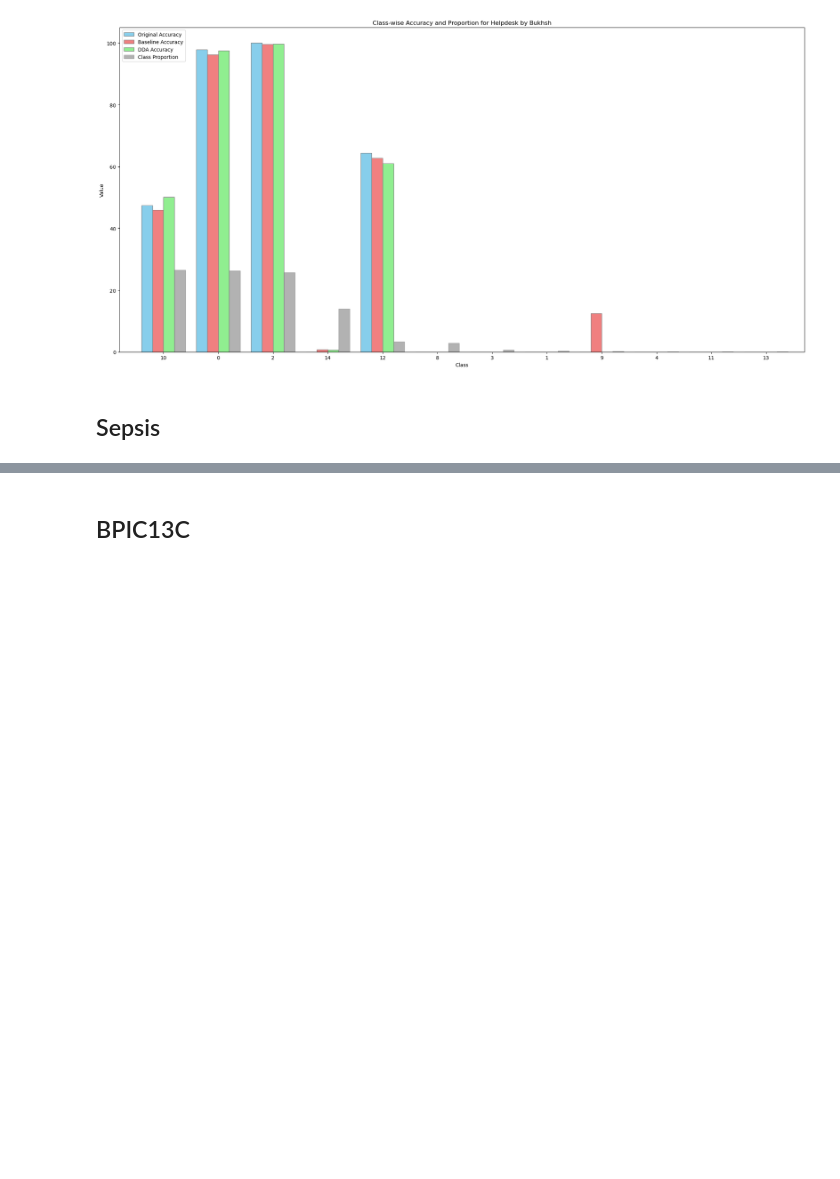
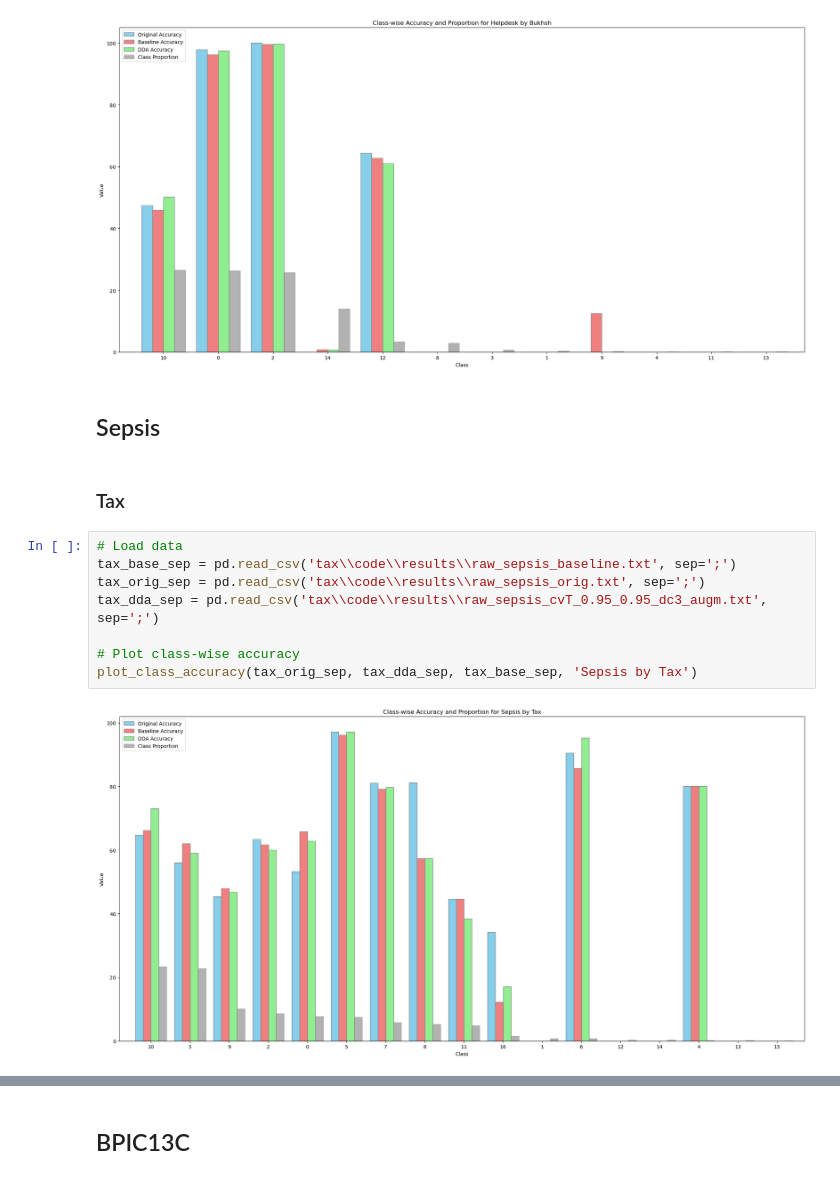
Before and after one commit to ChristineBrugger/A-declarative-data-augmentation-approach-for-predictive-process-monitoring, a Jupyter notebook: Analysis of Test Results.ipynb, the cells around one changed output, grey strips where cells are left out. Drawn from its saved outputs; the diff is of its cells as text; blank space fills up the shorter version.

Commit message:
feat: updated analysis of results

```diff
--- a/Analysis of Test Results.ipynb
+++ b/Analysis of Test Results.ipynb
@@ -54,3 +54,15 @@ plot_class_accuracy(pt_orig_hd, pt_dda_hd, pt_base_hd, 'Helpdesk by Bukhsh')
 [figure]
 # %% [markdown]
 ## Sepsis
+# %% [markdown]
+### Tax
+# %%
+# Load data
+tax_base_sep = pd.read_csv('tax\\code\\results\\raw_sepsis_baseline.txt', sep=';')
+tax_orig_sep = pd.read_csv('tax\\code\\results\\raw_sepsis_orig.txt', sep=';')
+tax_dda_sep = pd.read_csv('tax\\code\\results\\raw_sepsis_cvT_0.95_0.95_dc3_augm.txt', sep=';')
+
+# Plot class-wise accuracy
+plot_class_accuracy(tax_orig_sep, tax_dda_sep, tax_base_sep, 'Sepsis by Tax')
+# %% [output]
+[figure, added]
```
Also changed, not shown: parts of 15 cells of this notebook.
